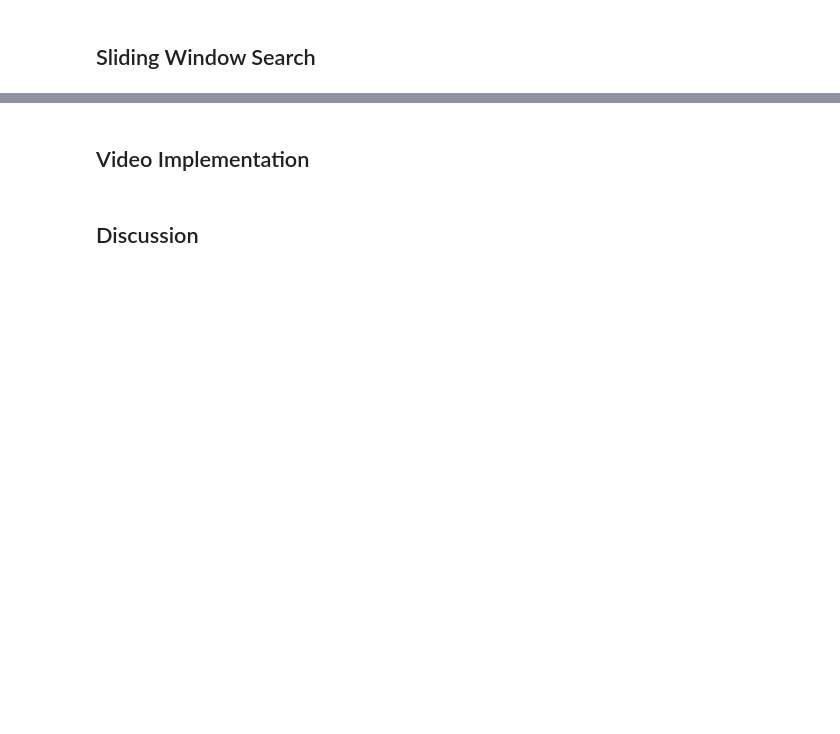
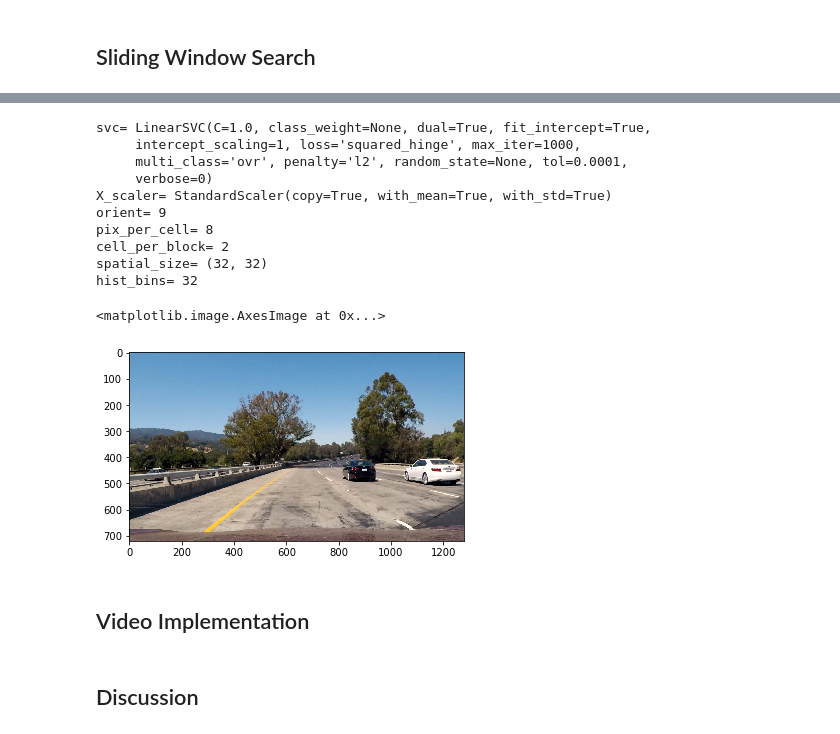
Before and after one commit to psyto/CarND-Vehicle-Detection, a Jupyter notebook: P5.ipynb, the cells around one changed output, grey strips where cells are left out. Cells and saved outputs as stored; diff of their text form; code cells hidden in the pictures; blank space fills up the shorter version.

```diff
--- a/P5.ipynb
+++ b/P5.ipynb
@@ -924,3 +703,41 @@ ValueError: operands could not be broadcast together with shapes (1,8460) (2580,
+# %%
+dist_pickle = pickle.load( open("svc_pickle.p", "rb" ) )
+svc = dist_pickle["svc"]
+X_scaler = dist_pickle["X_scaler"]
+orient = dist_pickle["orient"]
+pix_per_cell = dist_pickle["pix_per_cell"]
+cell_per_block = dist_pickle["cell_per_block"]
+spatial_size = dist_pickle["spatial_size"]
+hist_bins = dist_pickle["hist_bins"]
+
+print("svc=", svc)
+print("X_scaler=", X_scaler)
+print("orient=", orient)
+print("pix_per_cell=", pix_per_cell)
+print("cell_per_block=", cell_per_block)
+print("spatial_size=", spatial_size)
+print("hist_bins=", hist_bins)
+
+ystart = 400
+ystop = 656
+scale = 1.5
+
+out_img = find_cars(image, ystart, ystop, scale, svc, X_scaler, orient, pix_per_cell, cell_per_block, spatial_size, hist_bins)
+
+plt.imshow(out_img)
+# %% [output]
+svc= LinearSVC(C=1.0, class_weight=None, dual=True, fit_intercept=True,
+     intercept_scaling=1, loss='squared_hinge', max_iter=1000,
+     multi_class='ovr', penalty='l2', random_state=None, tol=0.0001,
+     verbose=0)
+X_scaler= StandardScaler(copy=True, with_mean=True, with_std=True)
+orient= 9
+pix_per_cell= 8
+cell_per_block= 2
+spatial_size= (32, 32)
+hist_bins= 32
+<matplotlib.image.AxesImage at 0x...>
+[figure, added]
 # %% [markdown]
 ## Video Implementation
 # %% [markdown]
```
Also changed, not shown: parts of 34 cells of this notebook.
